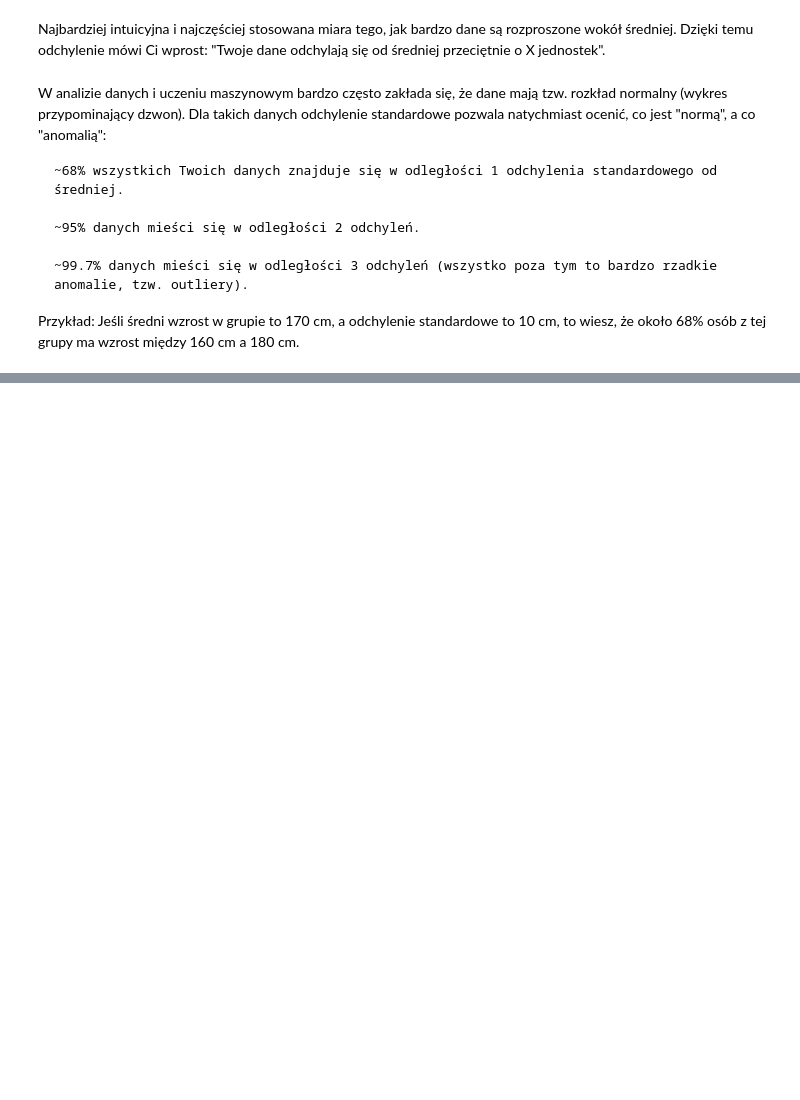
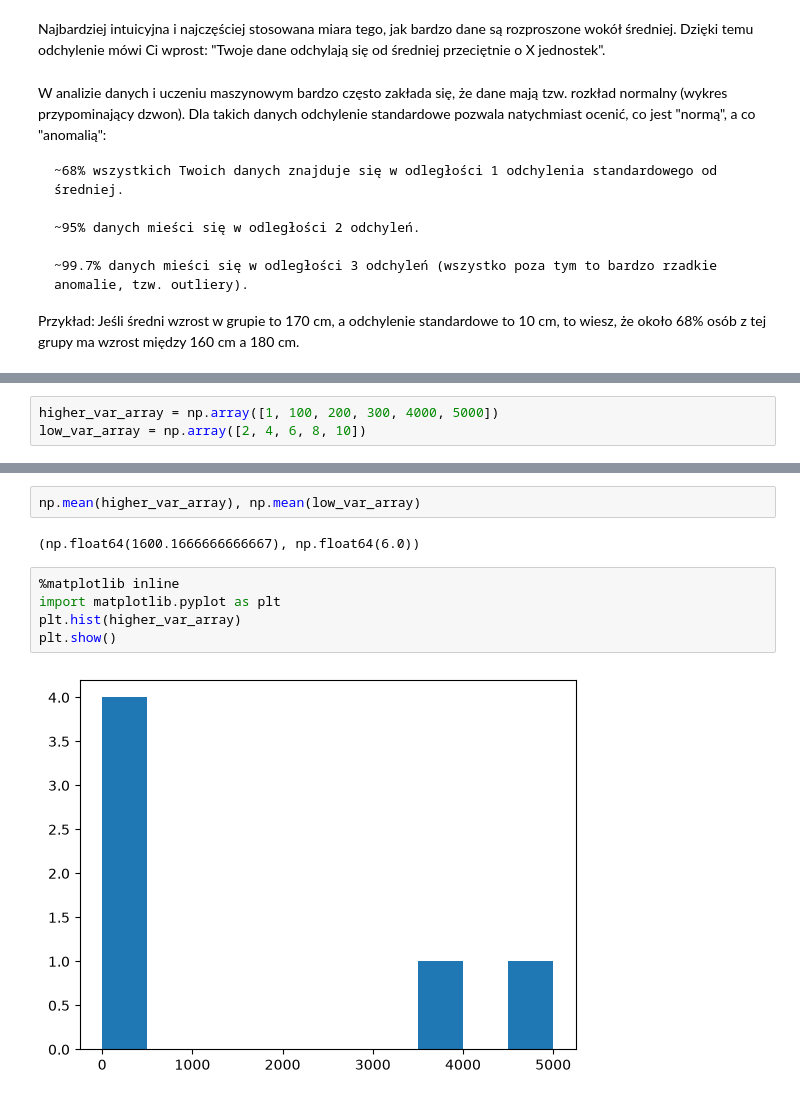
Before and after one commit to pavlovskakristina/ML-journey, a Jupyter notebook: Project2/numpy.ipynb, the cells around one changed output, grey strips where cells are left out. Cells and saved outputs as stored; diff of their text form; blank space fills up the shorter version.

```diff
--- a/Project2/numpy.ipynb
+++ b/Project2/numpy.ipynb
@@ -373,0 +377,3 @@ Przykład: Jeśli średni wzrost w grupie to 170 cm, a odchylenie standardowe to
+# %%
+higher_var_array = np.array([1, 100, 200, 300, 4000, 5000])
+low_var_array = np.array([2, 4, 6, 8, 10])
@@ -373,0 +396,11 @@ Przykład: Jeśli średni wzrost w grupie to 170 cm, a odchylenie standardowe to
+# %%
+np.mean(higher_var_array), np.mean(low_var_array)
+# %% [output]
+(np.float64(1600.1666666666667), np.float64(6.0))
+# %%
+%matplotlib inline
+import matplotlib.pyplot as plt
+plt.hist(higher_var_array)
+plt.show()
+# %% [output]
+[figure, added]
```
Also changed, not shown: parts of 20 cells of this notebook.
